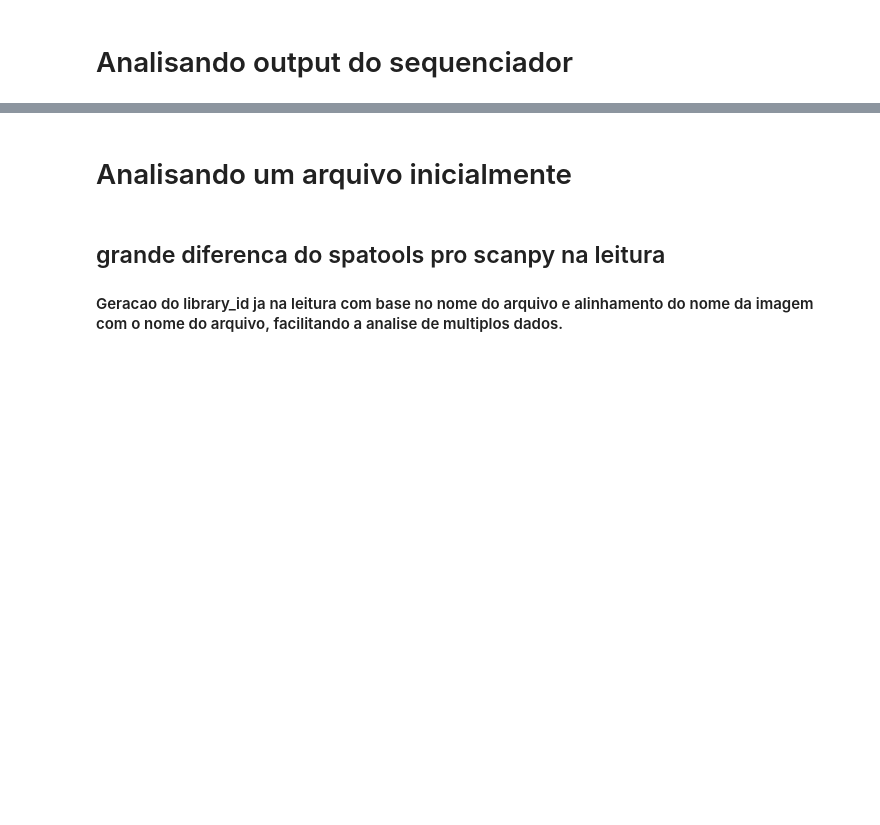
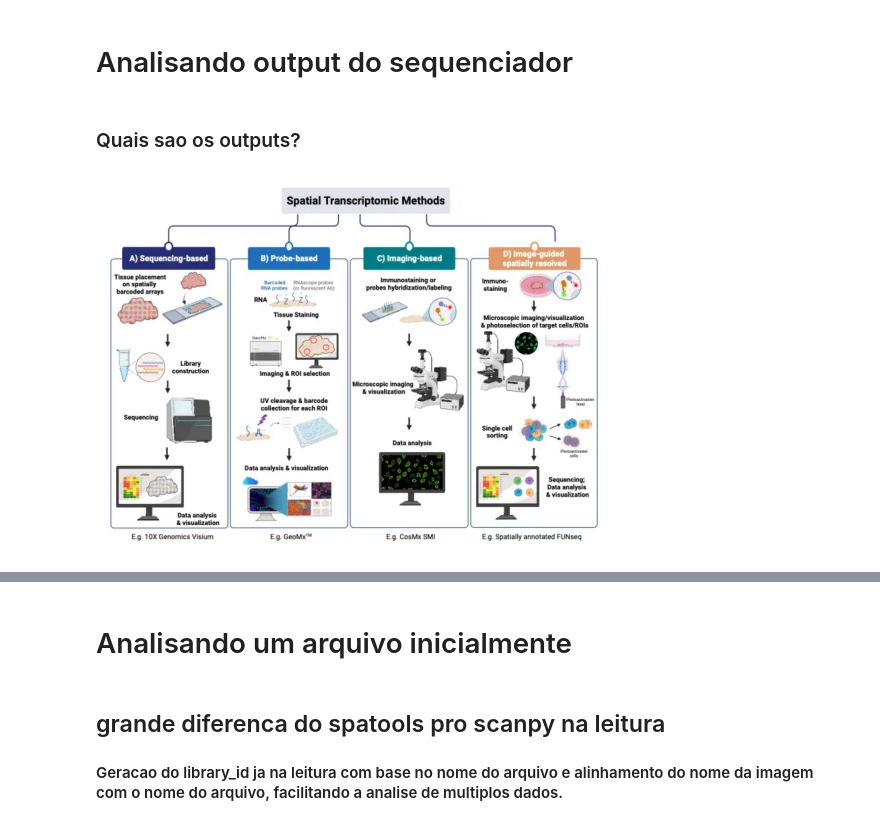
Before and after one commit to pedrovp161/spatialCourse, a Jupyter notebook: src/1 - firstSteps.ipynb, the cells around one changed output, grey strips where cells are left out. Saved outputs shown, nothing was run; the diff lists cells and outputs as text; code cells hidden in the pictures; blank space fills up the shorter version.

```diff
--- a/src/1 - firstSteps.ipynb
+++ b/src/1 - firstSteps.ipynb
@@ -1,2 +1,4 @@
 # %% [markdown]
 # Analisando output do sequenciador
+# %% [markdown]
+### Quais sao os outputs?
@@ -2,0 +37,11 @@
+# %%
+import imageio.v3 as iio
+import matplotlib.pyplot as plt
+
+img = iio.imread("/mnt/SATA/spatialCourse/imgs/methods.png")
+
+plt.imshow(img)
+plt.axis("off")
+plt.show()
+# %% [output]
+[figure, added]
```
Also changed, not shown: parts of 4 cells of this notebook, 3 other files.
